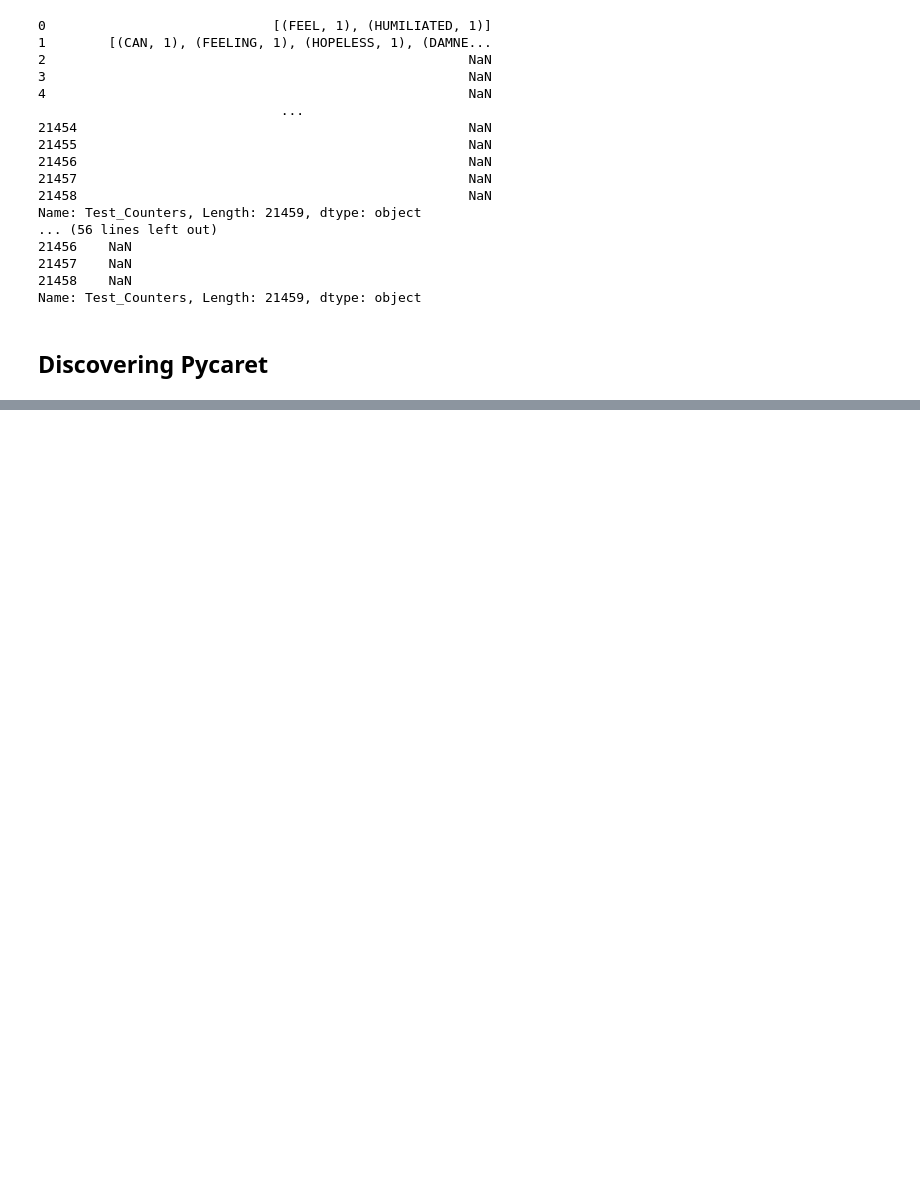
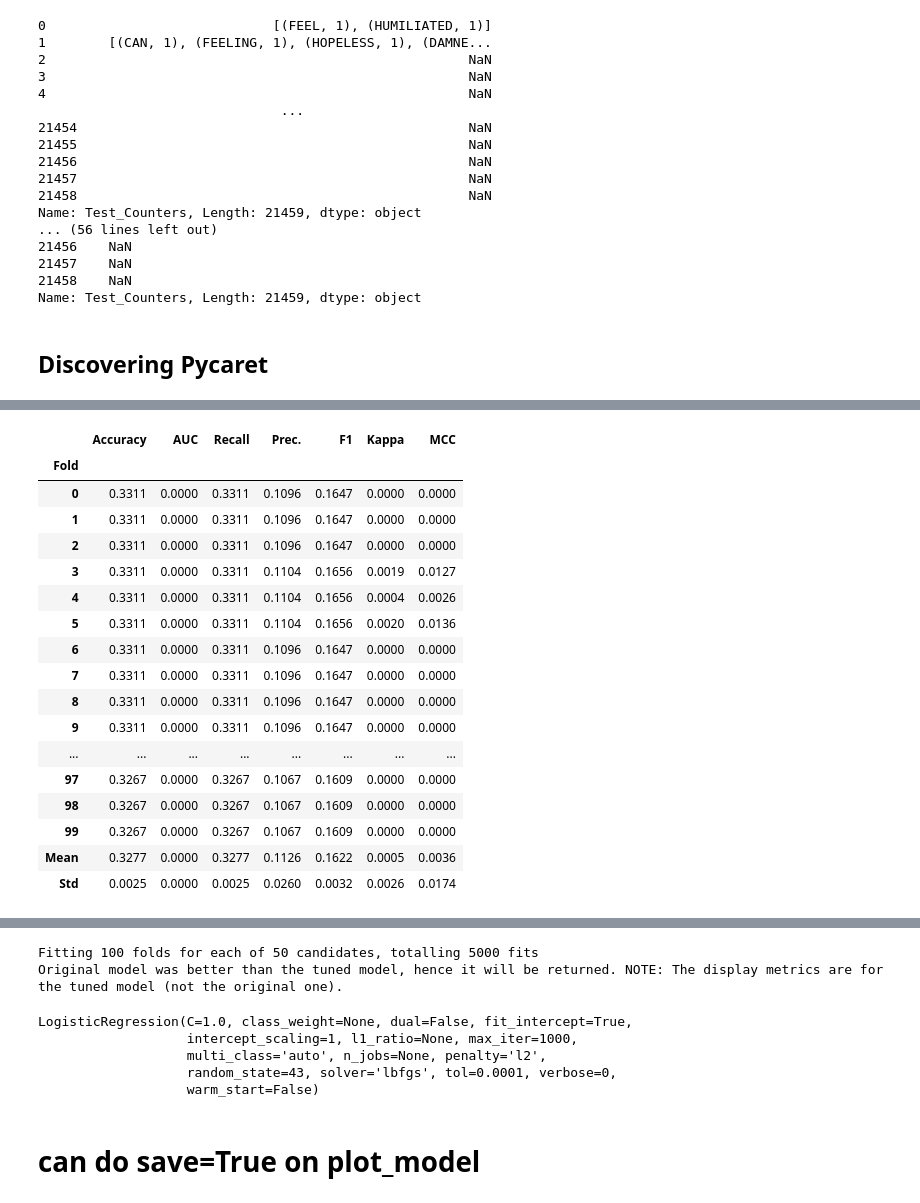
Before and after one commit to Antho-SJ/ml-in-the-clouds, a Jupyter notebook: julien_notebook.ipynb, the cells around one changed output, grey strips where cells are left out. Drawn from its saved outputs; the diff is of its cells as text; code cells hidden in the pictures; blank space fills up the shorter version.

```diff
--- a/julien_notebook.ipynb
+++ b/julien_notebook.ipynb
@@ -191,0 +357,3 @@ ImportError: cannot import name '_format_load_msg' from 'joblib.memory' (/home/j
+# %%
+tune_model(best_model, optimize = 'Accuracy', n_iter=50, choose_better=True, early_stopping = True)
+# %% [output]
@@ -191,0 +361,18 @@ ImportError: cannot import name '_format_load_msg' from 'joblib.memory' (/home/j
+|  | Accuracy | AUC | Recall | Prec. | F1 | Kappa | MCC |
+| Fold |  |  |  |  |  |  |  |
+| 0 | 0.3311 | 0.0000 | 0.3311 | 0.1096 | 0.1647 | 0.0000 | 0.0000 |
+| 1 | 0.3311 | 0.0000 | 0.3311 | 0.1096 | 0.1647 | 0.0000 | 0.0000 |
+| 2 | 0.3311 | 0.0000 | 0.3311 | 0.1096 | 0.1647 | 0.0000 | 0.0000 |
+| 3 | 0.3311 | 0.0000 | 0.3311 | 0.1104 | 0.1656 | 0.0019 | 0.0127 |
+| 4 | 0.3311 | 0.0000 | 0.3311 | 0.1104 | 0.1656 | 0.0004 | 0.0026 |
+| 5 | 0.3311 | 0.0000 | 0.3311 | 0.1104 | 0.1656 | 0.0020 | 0.0136 |
+| 6 | 0.3311 | 0.0000 | 0.3311 | 0.1096 | 0.1647 | 0.0000 | 0.0000 |
+| 7 | 0.3311 | 0.0000 | 0.3311 | 0.1096 | 0.1647 | 0.0000 | 0.0000 |
+| 8 | 0.3311 | 0.0000 | 0.3311 | 0.1096 | 0.1647 | 0.0000 | 0.0000 |
+| 9 | 0.3311 | 0.0000 | 0.3311 | 0.1096 | 0.1647 | 0.0000 | 0.0000 |
+| ... | ... | ... | ... | ... | ... | ... | ... |
+| 97 | 0.3267 | 0.0000 | 0.3267 | 0.1067 | 0.1609 | 0.0000 | 0.0000 |
+| 98 | 0.3267 | 0.0000 | 0.3267 | 0.1067 | 0.1609 | 0.0000 | 0.0000 |
+| 99 | 0.3267 | 0.0000 | 0.3267 | 0.1067 | 0.1609 | 0.0000 | 0.0000 |
+| Mean | 0.3277 | 0.0000 | 0.3277 | 0.1126 | 0.1622 | 0.0005 | 0.0036 |
+| Std | 0.0025 | 0.0000 | 0.0025 | 0.0260 | 0.0032 | 0.0026 | 0.0174 |
@@ -191,0 +380,7 @@ ImportError: cannot import name '_format_load_msg' from 'joblib.memory' (/home/j
+Fitting 100 folds for each of 50 candidates, totalling 5000 fits
+Original model was better than the tuned model, hence it will be returned. NOTE: The display metrics are for the tuned model (not the original one).
+LogisticRegression(C=1.0, class_weight=None, dual=False, fit_intercept=True,
+                   intercept_scaling=1, l1_ratio=None, max_iter=1000,
+                   multi_class='auto', n_jobs=None, penalty='l2',
+                   random_state=43, solver='lbfgs', tol=0.0001, verbose=0,
+                   warm_start=False)
@@ -191,0 +389,2 @@ ImportError: cannot import name '_format_load_msg' from 'joblib.memory' (/home/j
+# %% [markdown]
+# can do  save=True on plot_model
```
Also changed, not shown: parts of 63 cells of this notebook, 2 other files.
